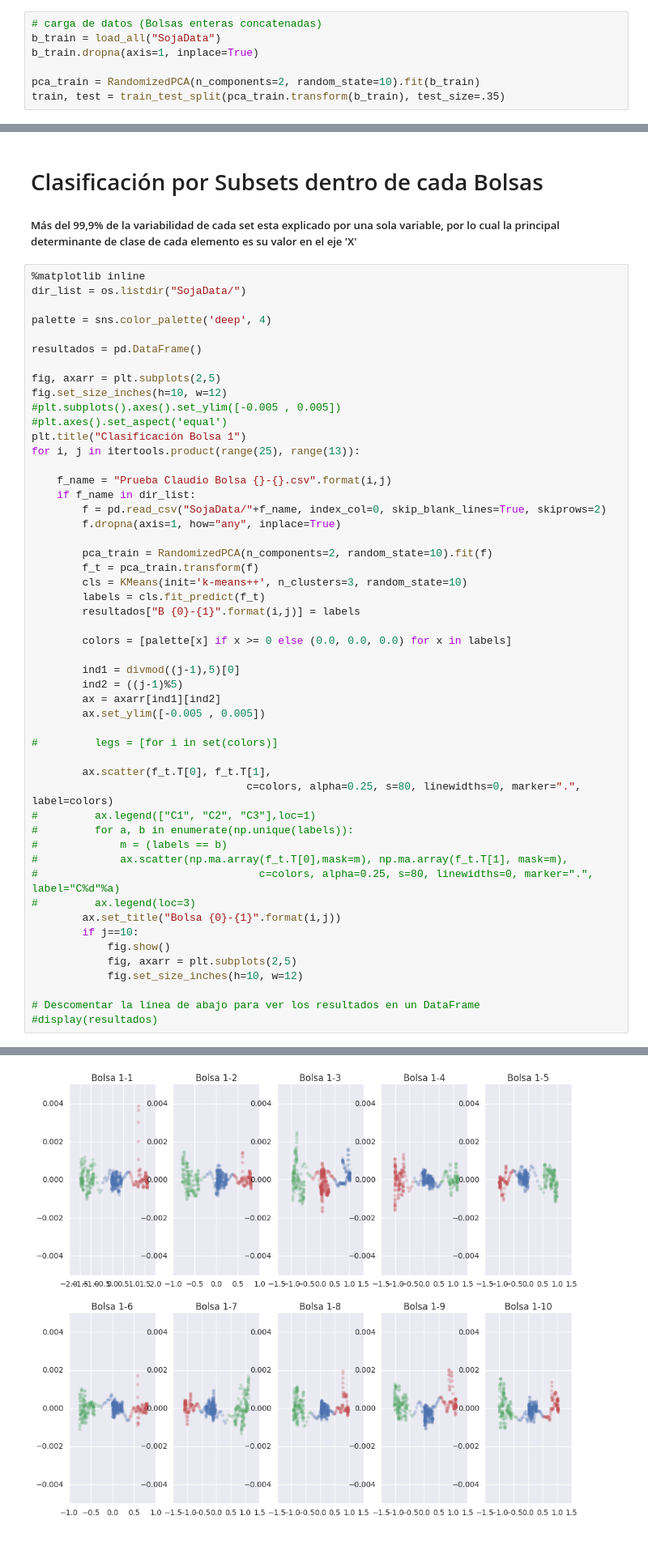
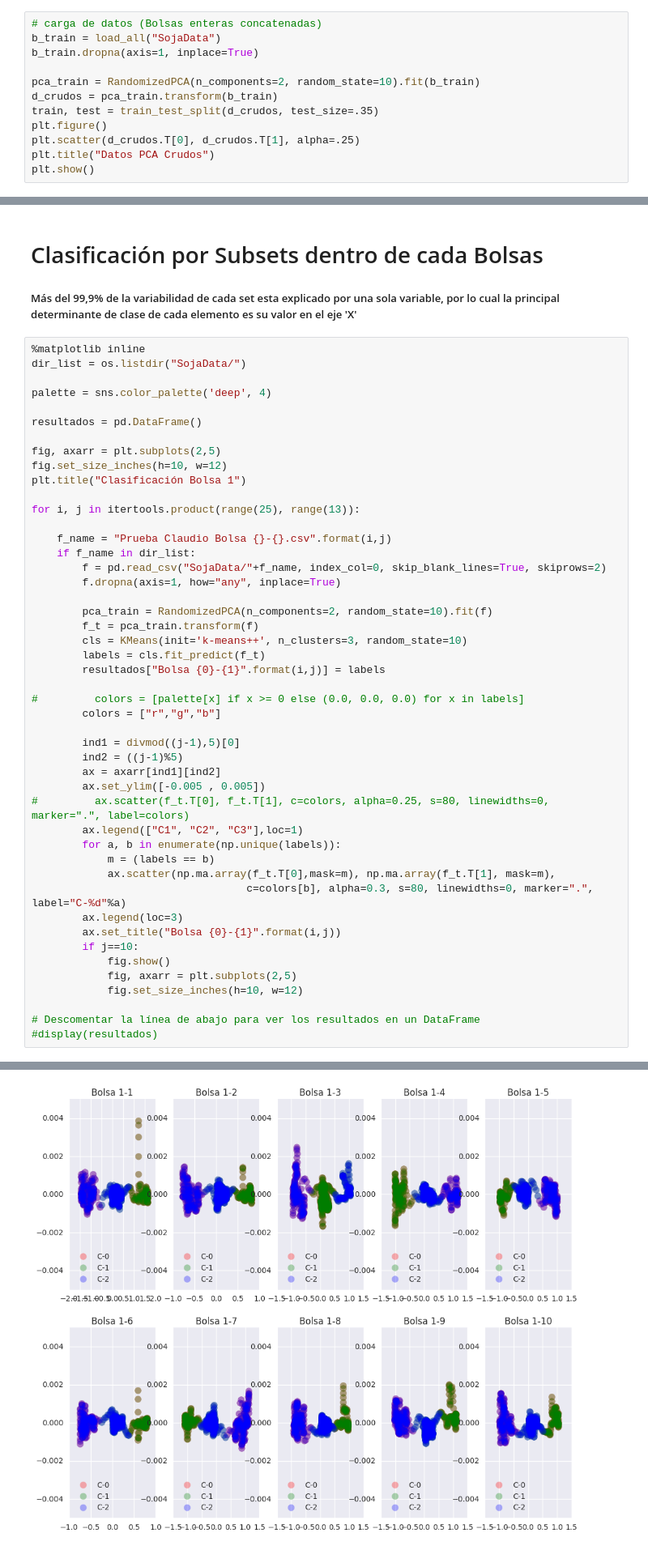
Before and after one commit to samuel1a0/prb_clustering, a Jupyter notebook: clustering.ipynb, the cells around one changed output, grey strips where cells are left out. Shown at 81% size. Drawn from its saved outputs; the diff is of its cells as text.

Commit message:
clasificando por bolsa

```diff
--- a/clustering.ipynb
+++ b/clustering.ipynb
@@ -106,4 +115,9 @@ b_train = load_all("SojaData")
 b_train.dropna(axis=1, inplace=True)
 
 pca_train = RandomizedPCA(n_components=2, random_state=10).fit(b_train)
-train, test = train_test_split(pca_train.transform(b_train), test_size=.35)
+d_crudos = pca_train.transform(b_train)
+train, test = train_test_split(d_crudos, test_size=.35)
+plt.figure()
+plt.scatter(d_crudos.T[0], d_crudos.T[1], alpha=.25)
+plt.title("Datos PCA Crudos")
+plt.show()
@@ -524,9 +540,8 @@ resultados = pd.DataFrame()
 
 fig, axarr = plt.subplots(2,5)
 fig.set_size_inches(h=10, w=12)
-#plt.subplots().axes().set_ylim([-0.005 , 0.005])
-#plt.axes().set_aspect('equal')
 plt.title("Clasificación Bolsa 1")
+
 for i, j in itertools.product(range(25), range(13)):
 
     f_name = "Prueba Claudio Bolsa {}-{}.csv".format(i,j)
@@ -538,25 +553,22 @@ for i, j in itertools.product(range(25), range(13)):
         f_t = pca_train.transform(f)
         cls = KMeans(init='k-means++', n_clusters=3, random_state=10)
         labels = cls.fit_predict(f_t)
-        resultados["B {0}-{1}".format(i,j)] = labels
+        resultados["Bolsa {0}-{1}".format(i,j)] = labels
 
-        colors = [palette[x] if x >= 0 else (0.0, 0.0, 0.0) for x in labels]
+#         colors = [palette[x] if x >= 0 else (0.0, 0.0, 0.0) for x in labels]
+        colors = ["r","g","b"]
 
         ind1 = divmod((j-1),5)[0]
         ind2 = ((j-1)%5)
         ax = axarr[ind1][ind2]
         ax.set_ylim([-0.005 , 0.005])
-
-#         legs = [for i in set(colors)]
-
-        ax.scatter(f_t.T[0], f_t.T[1],
-                                  c=colors, alpha=0.25, s=80, linewidths=0, marker=".", label=colors)
-#         ax.legend(["C1", "C2", "C3"],loc=1)
-#         for a, b in enumerate(np.unique(labels)):
-#             m = (labels == b)
-#             ax.scatter(np.ma.array(f_t.T[0],mask=m), np.ma.array(f_t.T[1], mask=m),
-#                                   c=colors, alpha=0.25, s=80, linewidths=0, marker=".", label="C%d"%a)
-#         ax.legend(loc=3)
+#         ax.scatter(f_t.T[0], f_t.T[1], c=colors, alpha=0.25, s=80, linewidths=0, marker=".", label=colors)
+        ax.legend(["C1", "C2", "C3"],loc=1)
+        for a, b in enumerate(np.unique(labels)):
+            m = (labels == b)
+            ax.scatter(np.ma.array(f_t.T[0],mask=m), np.ma.array(f_t.T[1], mask=m),
+                                  c=colors[b], alpha=0.3, s=80, linewidths=0, marker=".", label="C-%d"%a)
+        ax.legend(loc=3)
         ax.set_title("Bolsa {0}-{1}".format(i,j))
         if j==10:
             fig.show()
@@ -569 +582 @@ for i, j in itertools.product(range(25), range(13)):
-[figure, old version]
+[figure, new version]
```
Also changed, not shown: parts of 17 cells of this notebook.
